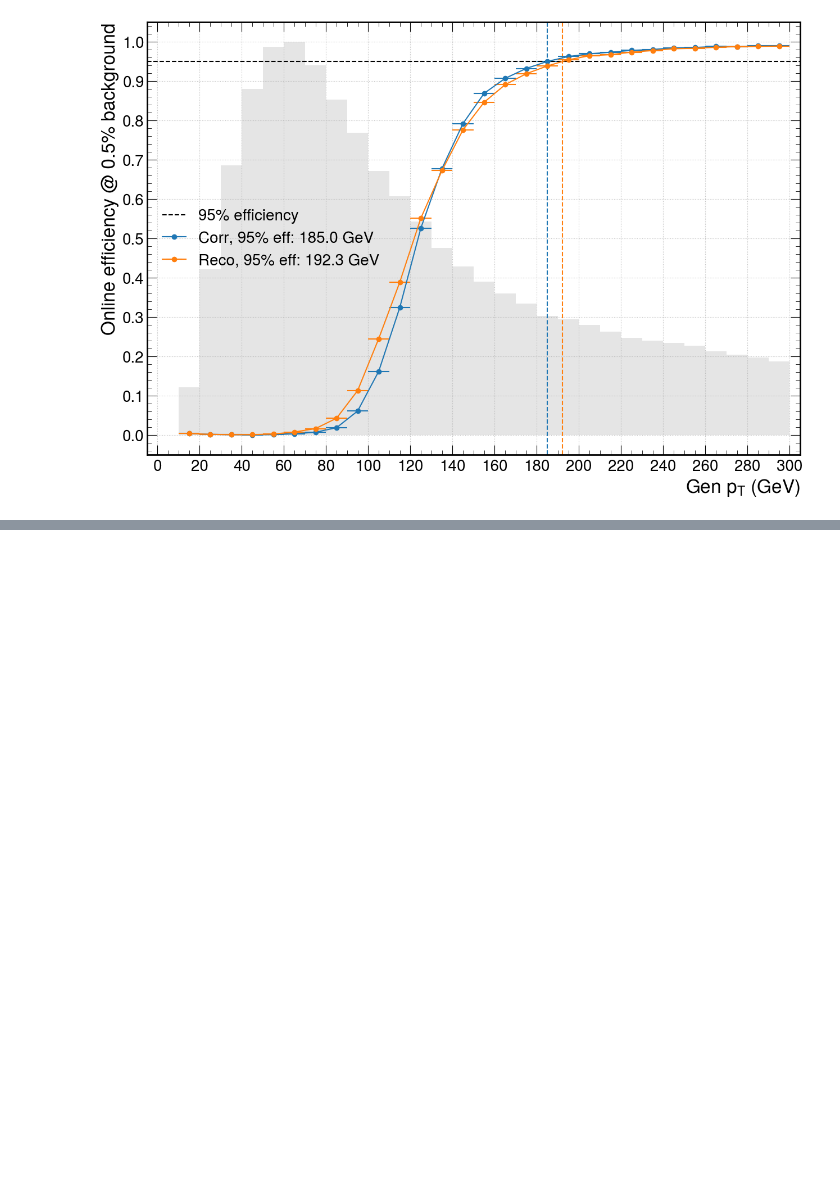
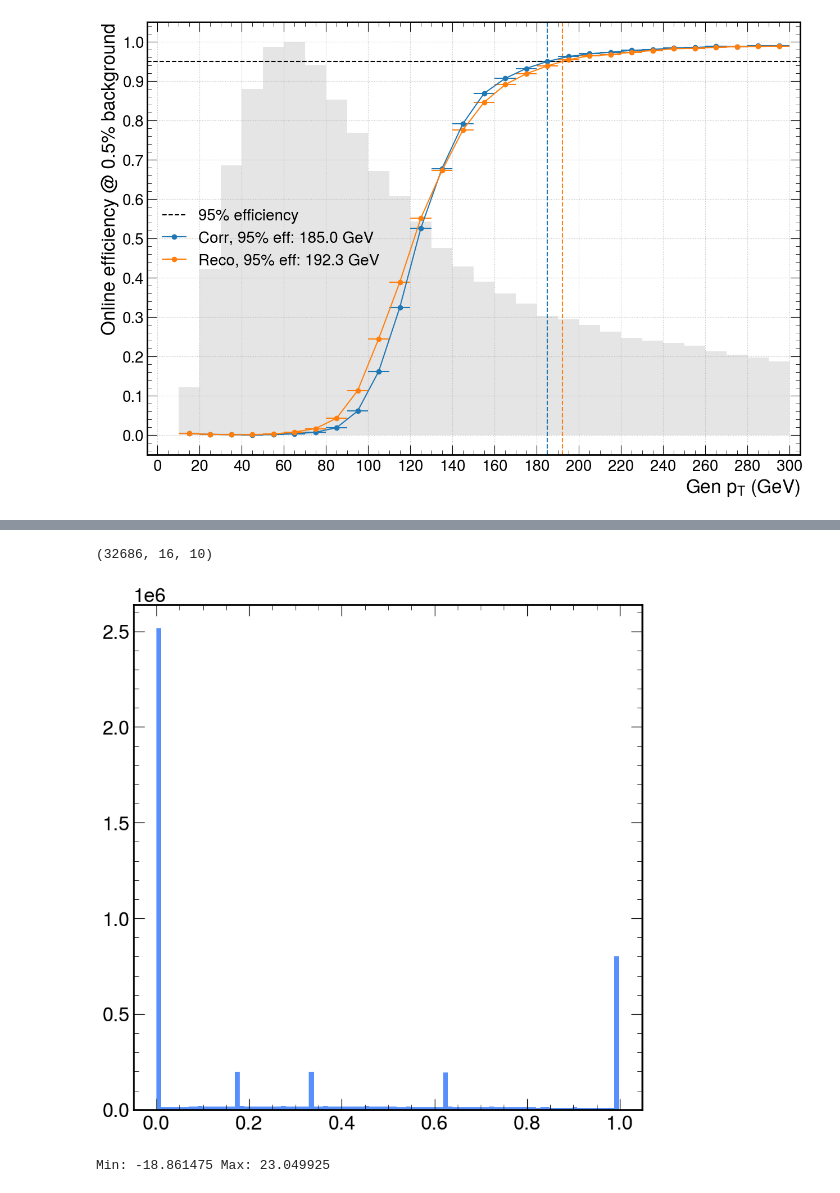
Before and after one commit to lrobertshaw/TrainTagger, a Jupyter notebook: performance.ipynb, the cells around one changed output, grey strips where cells are left out. Saved outputs shown, nothing was run; the diff lists cells and outputs as text; code cells hidden in the pictures; blank space fills up the shorter version.

```diff
--- a/performance.ipynb
+++ b/performance.ipynb
@@ -713,0 +658,2 @@ a[0].shape
+# %%
+model = Jet.get_model("output/main2")
@@ -713,0 +668,2 @@ a[0].shape
+# %%
+inputs = Jet.load_inputs("output/main", N_inputs=1)
@@ -713,0 +741,4 @@ a[0].shape
+# %%
+intermediate_model = tf.keras.Model(inputs=model.input, outputs=model.get_layer("relu_1").output)
+# %%
+output = intermediate_model.predict(inputs)
@@ -713,0 +747,13 @@ a[0].shape
+# %%
+output.shape
+# %% [output]
+(32686, 16, 10)
+# %%
+plt.hist(output.flatten(), bins=100)
+plt.show()
+# %% [output]
+[figure, added]
+# %%
+print("Min:", output.min(), "Max:", output.max())
+# %% [output]
+Min: -18.861475 Max: 23.049925
```
Also changed, not shown: parts of 37 cells of this notebook, 3 other files.
